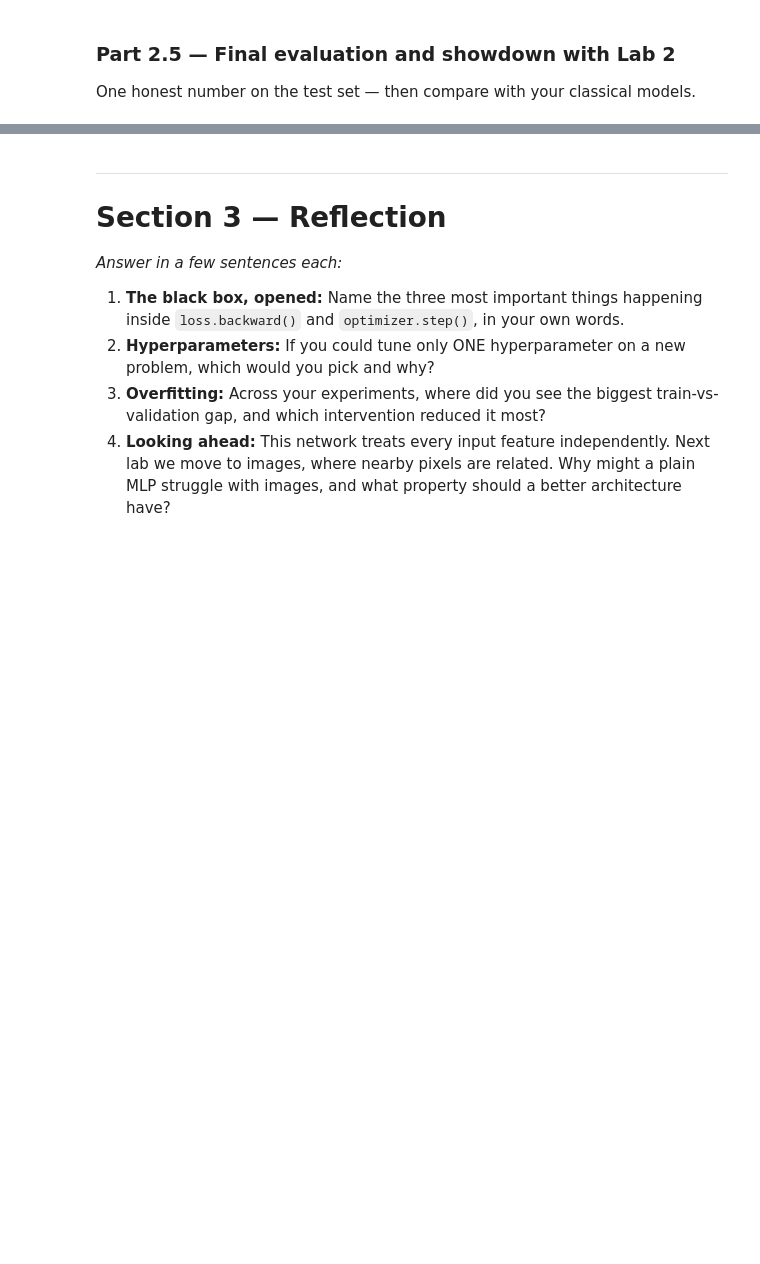
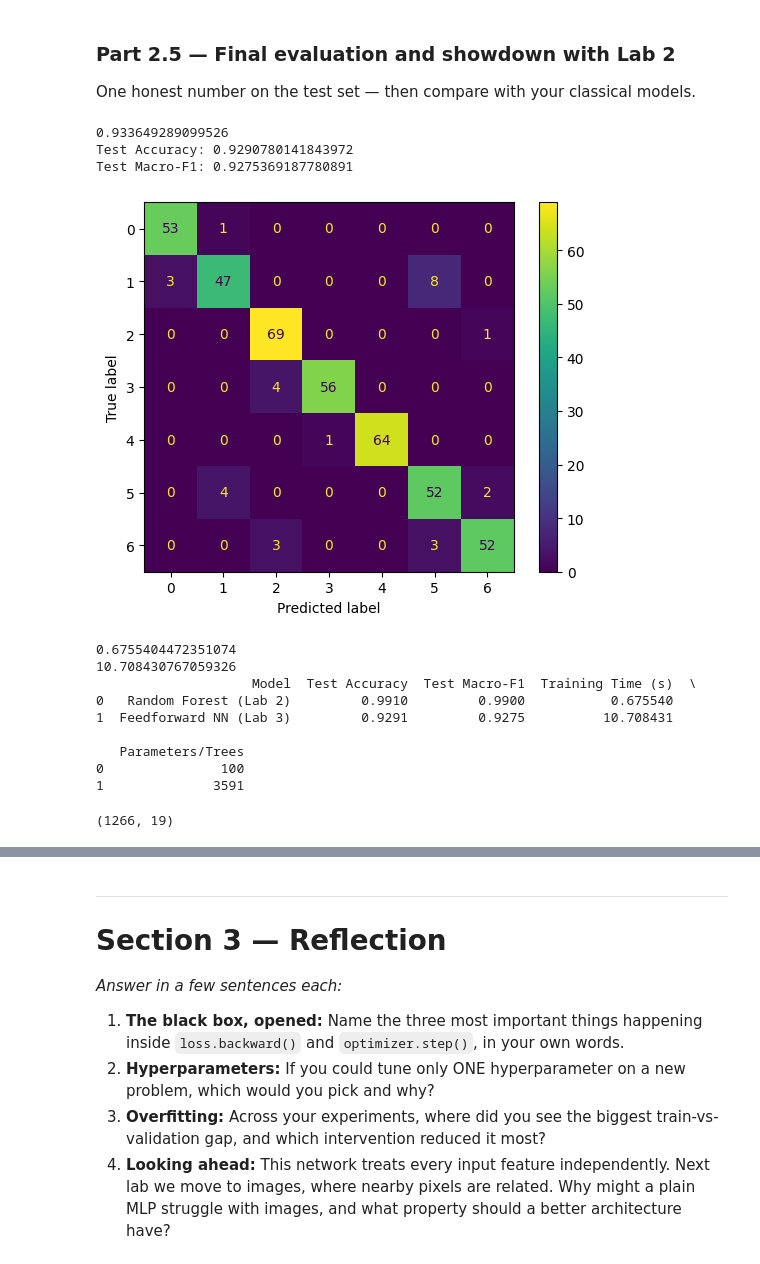
Before and after one commit to Karen-Kwatia/Lab-3, a Jupyter notebook: Lab3/Lab_3.ipynb, the cells around one changed output, grey strips where cells are left out. Saved outputs shown, nothing was run; the diff lists cells and outputs as text; code cells hidden in the pictures; blank space fills up the shorter version.

```diff
--- a/Lab3/Lab_3.ipynb
+++ b/Lab3/Lab_3.ipynb
@@ -751,15 +751,85 @@ One honest number on the test set — then compare with your classical models.
 # %%
 # TODO: Load your best configuration's weights; model.eval().
 
+torch.manual_seed(RANDOM_STATE)
+final_model_history = run_experiment(hidden_sizes=(64,32), lr=1e-3, dropout=0.0)
+print(final_model_history['val_accuracies'][-1])
+
+model = FeedForwardNet(input_dim=19, hidden_sizes=(64,32), dropout=0.0).to(DEVICE)
+model.load_state_dict(torch.load("ffn_best.pt"))
+model.eval()
+
 # TODO: Report test ACCURACY and MACRO-F1
-#   from sklearn.metrics import accuracy_score, f1_score, classification_report
+from sklearn.metrics import accuracy_score, f1_score, classification_report
+
+all_predictions = []
+all_labels = []
+
+with torch.no_grad():
+    for xb, yb in test_loader:
+        logits = model(xb.to(DEVICE))
+        preds = torch.argmax(logits, dim=1)
+        all_predictions.extend(preds.cpu().numpy())
+        all_labels.extend(yb.numpy())
+
+test_accuracy = accuracy_score(all_labels, all_predictions)
+test_f1_macro = f1_score(all_labels, all_predictions, average='macro')
+
+print("Test Accuracy:", test_accuracy)
+print("Test Macro-F1:", test_f1_macro)
 
 # TODO: Confusion matrix for the test set with the 7 class names
-#   from sklearn.metrics import ConfusionMatrixDisplay
+from sklearn.metrics import ConfusionMatrixDisplay
+ConfusionMatrixDisplay.from_predictions(all_labels, all_predictions)
+plt.show()
+
 
 # TODO: Build a small comparison table (a pandas DataFrame is fine):
 #   rows = [your best Lab 2 classifier, this neural network]
+import time
+from sklearn.ensemble import RandomForestClassifier
+
+start = time.time()
+rf_model = RandomForestClassifier(random_state=RANDOM_STATE)
+rf_model.fit(X_train_scaled, y_train)
+rf_training_time = time.time() - start
+print(rf_training_time)
 #   cols = [test accuracy, test macro-F1, training time, number of parameters/trees]
+import time
+
+torch.manual_seed(RANDOM_STATE)
+start = time.time()
+final_model_history = run_experiment(hidden_sizes=(64,32), lr=1e-3, dropout=0.0)
+nn_training_time = time.time() - start
+print(nn_training_time)
+
+
+comparison = pd.DataFrame({
+    'Model': ['Random Forest (Lab 2)', 'Feedforward NN (Lab 3)'],
+    'Test Accuracy': [0.991, 0.9291],
+    'Test Macro-F1': [0.990, 0.9275],
+    'Training Time (s)': [rf_training_time, nn_training_time],
+    'Parameters/Trees': [100, 3591]
+})
+print(comparison)
+# %% [output]
+0.933649289099526
+Test Accuracy: 0.9290780141843972
+Test Macro-F1: 0.9275369187780891
+[figure, added]
+0.6755404472351074
+10.708430767059326
+                    Model  Test Accuracy  Test Macro-F1  Training Time (s)  \
+0   Random Forest (Lab 2)         0.9910         0.9900           0.675540
+1  Feedforward NN (Lab 3)         0.9291         0.9275          10.708431
+
+   Parameters/Trees
+0               100
+1              3591
+# %%
+print(X_train_scaled.shape)
+# %% [output]
+(1266, 19)
 # %% [markdown]
 **Student Reasoning — Final evaluation**
 *1. Which obesity levels does the network still confuse, and are they the same ones your
```
Also changed, not shown: parts of 1 cell of this notebook.
